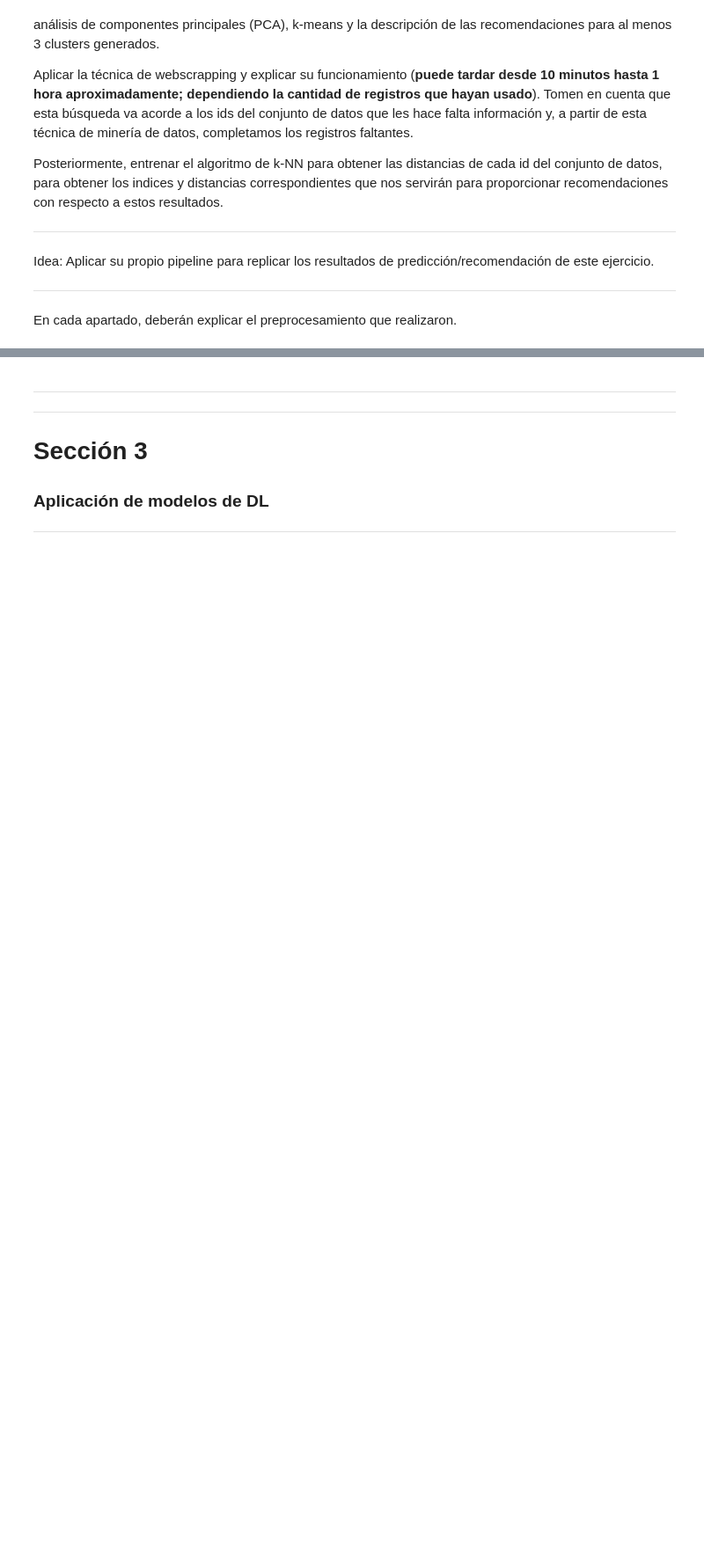
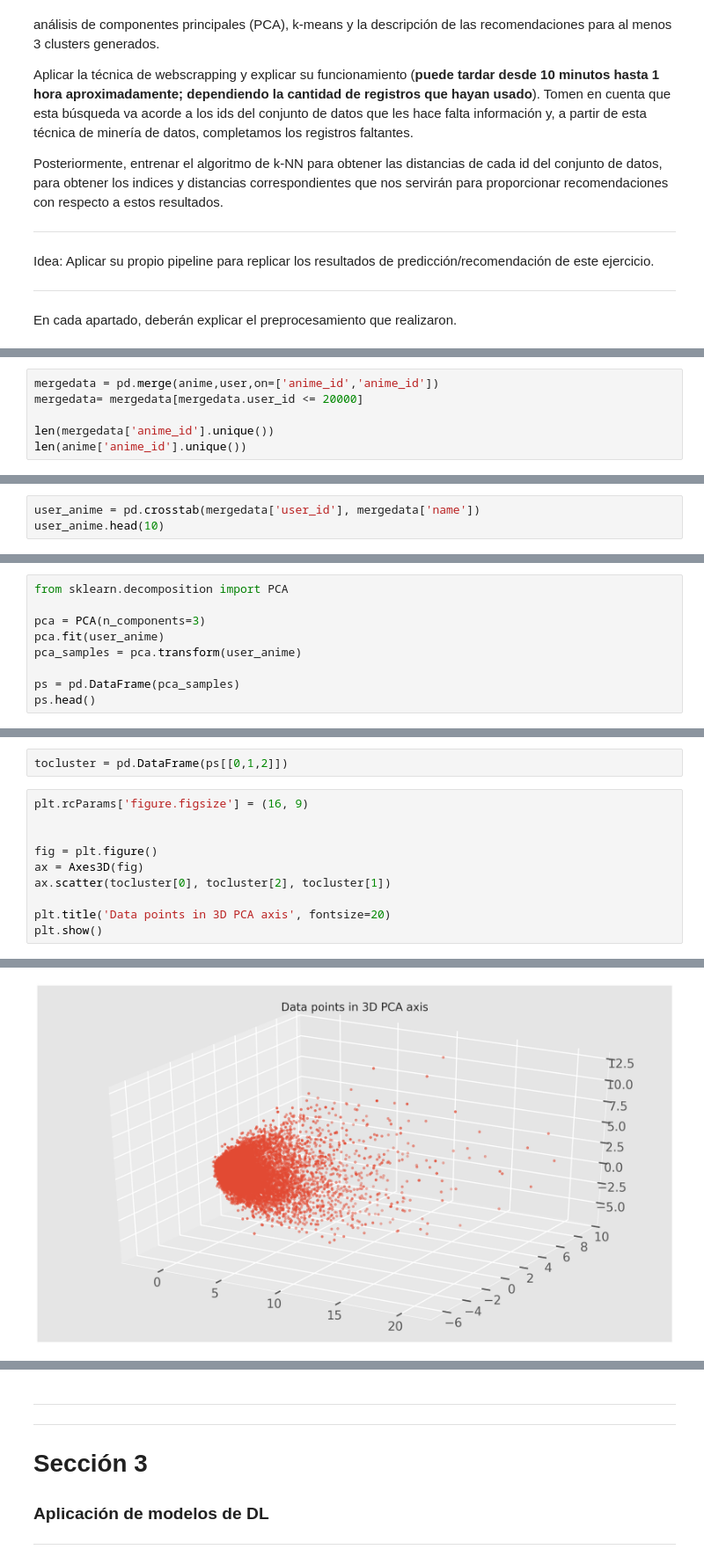
Before and after one commit to fax117/machine_learning_practices, a Jupyter notebook: examenes/Examen_Parcial_2_ML.ipynb, the cells around one changed output, grey strips where cells are left out. Shown at 88% size. Drawn from its saved outputs; the diff is of its cells as text; blank space fills up the shorter version.

```diff
--- a/examenes/Examen_Parcial_2_ML.ipynb
+++ b/examenes/Examen_Parcial_2_ML.ipynb
@@ -610,0 +629,6 @@ En cada apartado, deberán explicar el preprocesamiento que realizaron.
+# %%
+mergedata = pd.merge(anime,user,on=['anime_id','anime_id'])
+mergedata= mergedata[mergedata.user_id <= 20000]
+
+len(mergedata['anime_id'].unique())
+len(anime['anime_id'].unique())
@@ -610,0 +637,3 @@ En cada apartado, deberán explicar el preprocesamiento que realizaron.
+# %%
+user_anime = pd.crosstab(mergedata['user_id'], mergedata['name'])
+user_anime.head(10)
@@ -610,0 +654,9 @@ En cada apartado, deberán explicar el preprocesamiento que realizaron.
+# %%
+from sklearn.decomposition import PCA
+
+pca = PCA(n_components=3)
+pca.fit(user_anime)
+pca_samples = pca.transform(user_anime)
+
+ps = pd.DataFrame(pca_samples)
+ps.head()
@@ -610,0 +670,13 @@ En cada apartado, deberán explicar el preprocesamiento que realizaron.
+# %%
+tocluster = pd.DataFrame(ps[[0,1,2]])
+# %%
+plt.rcParams['figure.figsize'] = (16, 9)
+
+
+fig = plt.figure()
+ax = Axes3D(fig)
+ax.scatter(tocluster[0], tocluster[2], tocluster[1])
+
+plt.title('Data points in 3D PCA axis', fontsize=20)
+plt.show()
+# %% [output]
@@ -610,0 +689 @@ En cada apartado, deberán explicar el preprocesamiento que realizaron.
+[figure, added]
```
Also changed, not shown: parts of 95 cells of this notebook.
